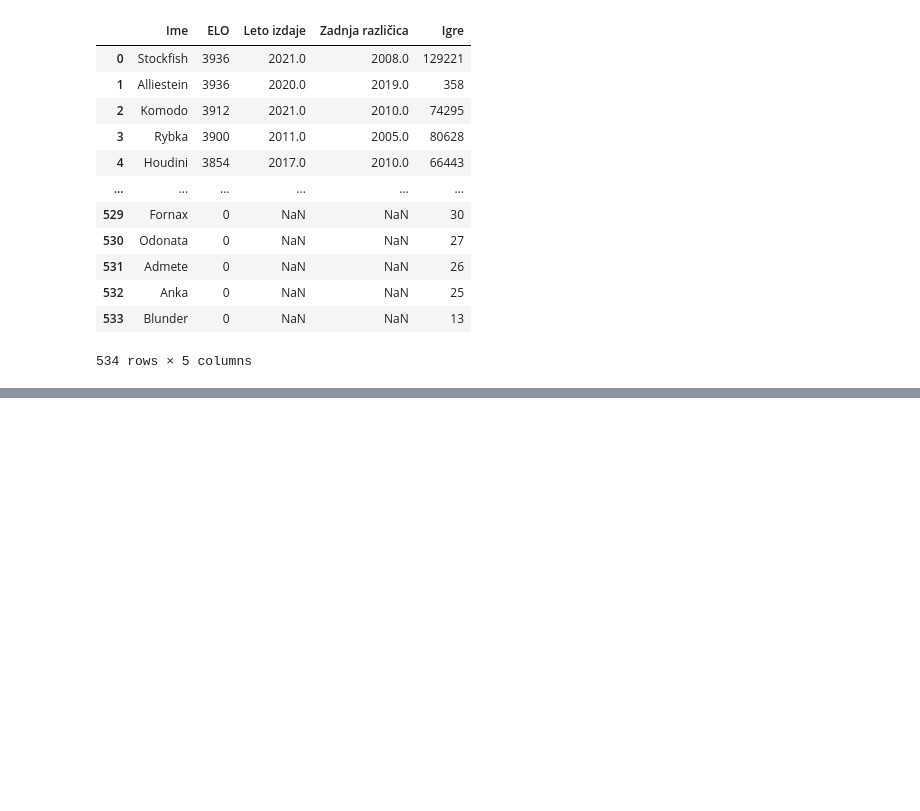
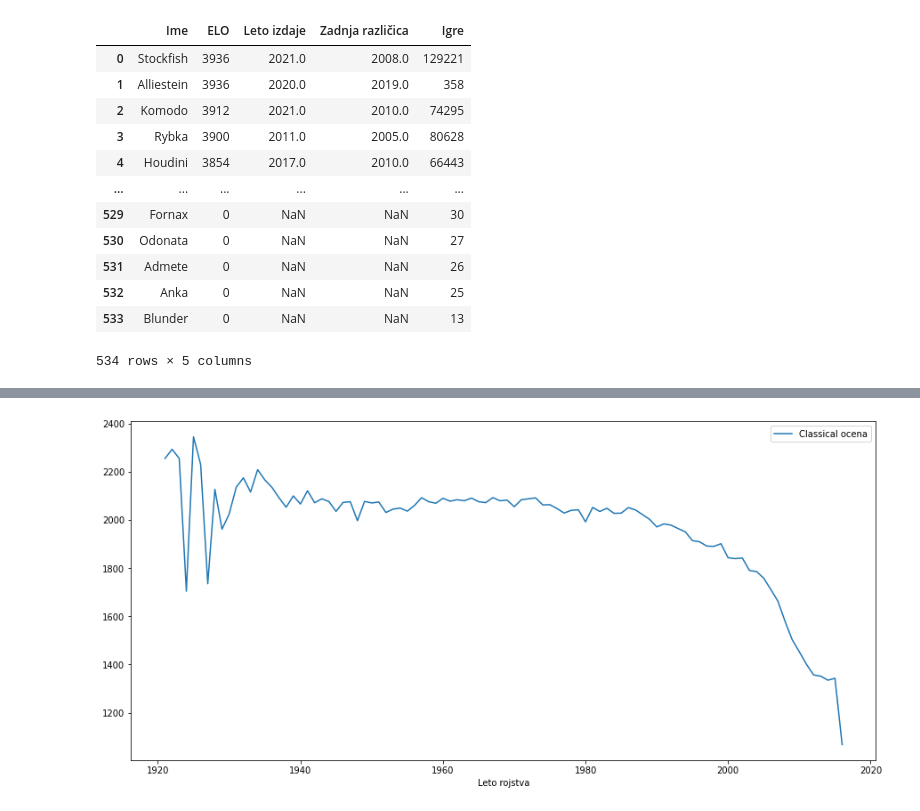
Before and after one commit to UrosKosmac123/Sahisti-sveta, a Jupyter notebook: Analiza.ipynb, the cells around one changed output, grey strips where cells are left out. Saved outputs shown, nothing was run; the diff lists cells and outputs as text; code cells hidden in the pictures; blank space fills up the shorter version.

```diff
--- a/Analiza.ipynb
+++ b/Analiza.ipynb
@@ -104,0 +185,5 @@ classical = sahisti[["Ime", ]
+# %%
+vrhunec = sahisti[["Ime","Država", "Classical ocena", "Leto rojstva"]].dropna()
+# Obravnavali bomo le šahiste, ki imajo Classical oceno večjo od 0
+veljavni = vrhunec[vrhunec["Classical ocena"] > 0].sort_values("Leto rojstva", ascending=True)
+veljavni
@@ -104,0 +204,13 @@ classical = sahisti[["Ime", ]
+# %%
+m = int(min(veljavni["Leto rojstva"]))
+M = int(max(veljavni["Leto rojstva"]))
+
+stevilo_igralcev_na_leto = veljavni.groupby(["Leto rojstva"]).count()
+povprecja_po_letih = veljavni.groupby(["Leto rojstva"]).mean()
+povprecja_po_letih["Classical ocena"].plot(legend=True, figsize=(15,7))
+
+plt.show()
+
+#povprecja_po_letih["Classical ocena"]
+# %% [output]
+[figure, added]
```
Also changed, not shown: parts of 22 cells of this notebook, 3 other files.
